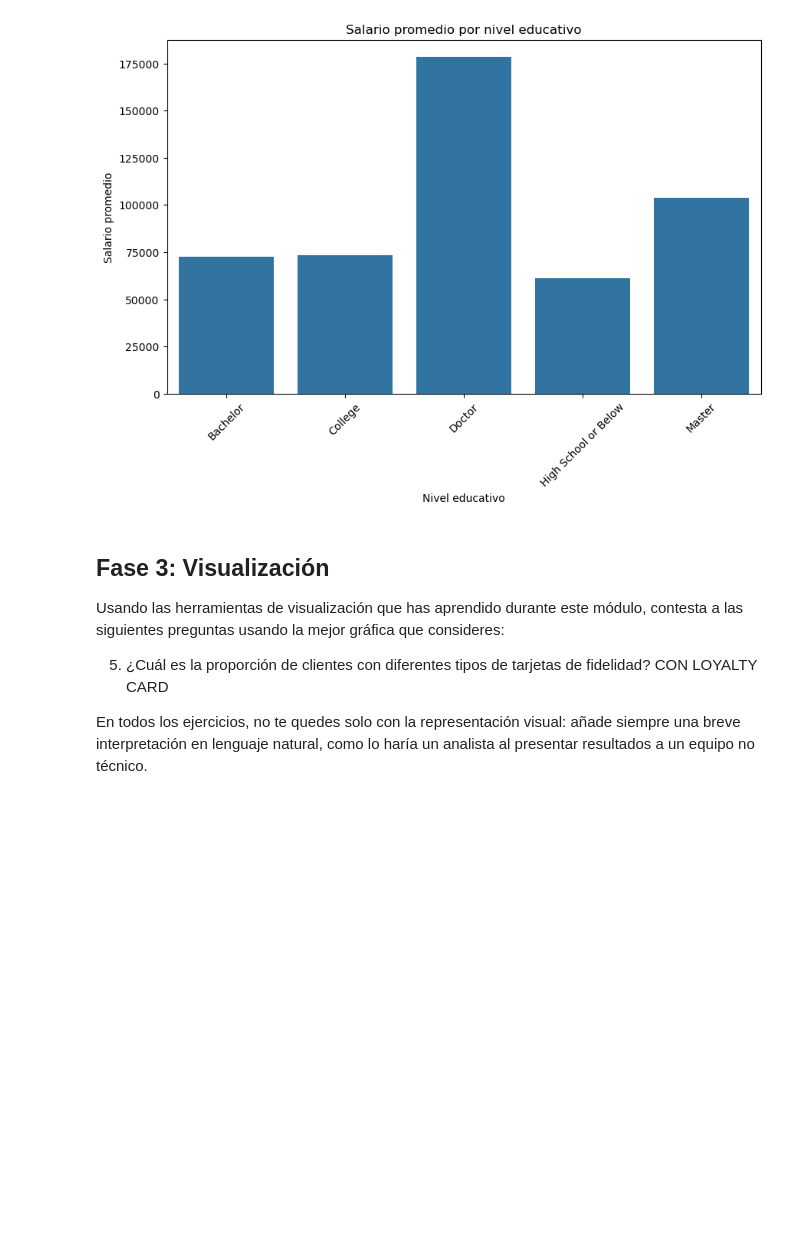
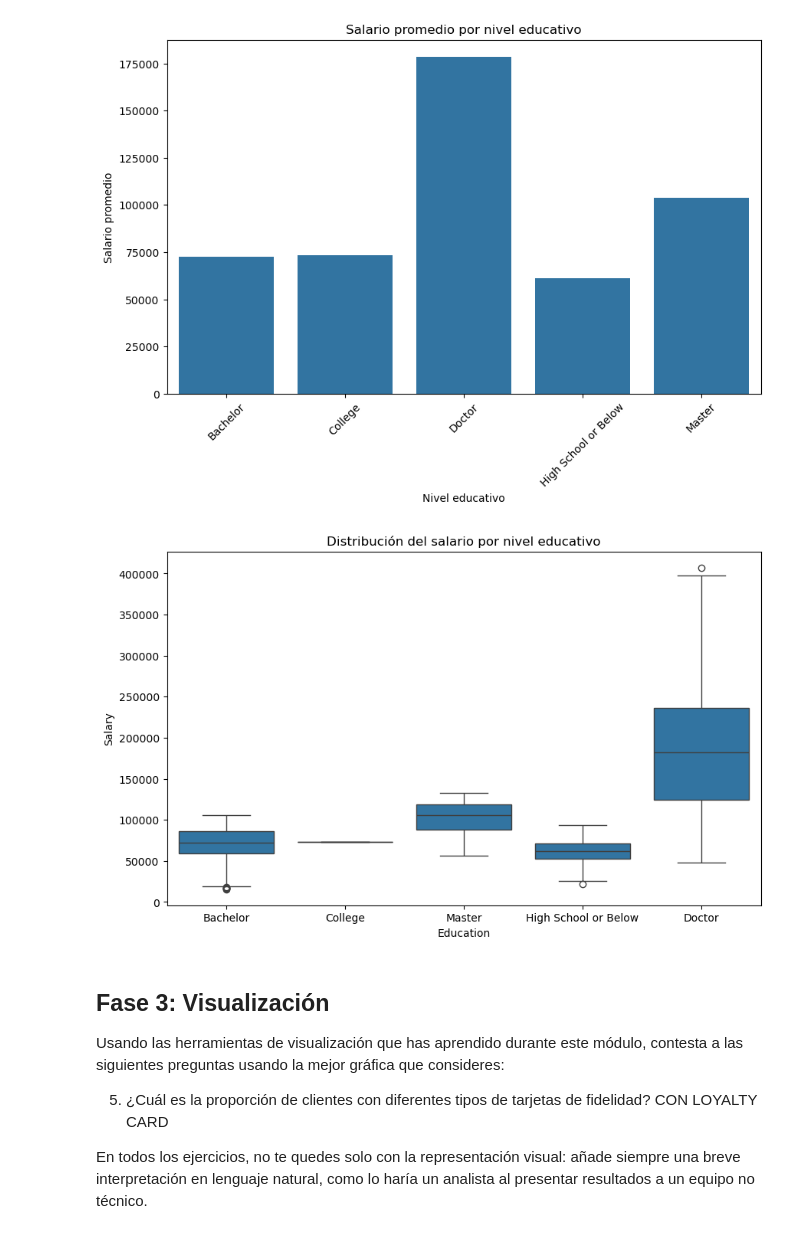
Before and after one commit to Adalab/bda-modulo-3-evaluacion-final-HanniaCorena, a Jupyter notebook: Exploracion, limpieza y visualización del CLH.ipynb, the cells around one changed output. Cells and saved outputs as stored; diff of their text form; code cells hidden in the pictures; blank space fills up the shorter version.

```diff
--- a/Exploracion, limpieza y visualización del CLH.ipynb
+++ b/Exploracion, limpieza y visualización del CLH.ipynb
@@ -740,6 +748,13 @@ plt.xticks(rotation=45)
 plt.show()
 # %% [output]
 [figure]
+# %%
+plt.figure(figsize=(10, 6))
+sns.boxplot(x='Education', y='Salary', data=df_clh)
+plt.title('Distribución del salario por nivel educativo')
+plt.show()
+# %% [output]
+[figure, added]
 # %% [markdown]
 ## Fase 3: Visualización
 
```
Also changed, not shown: parts of 2 cells of this notebook.
